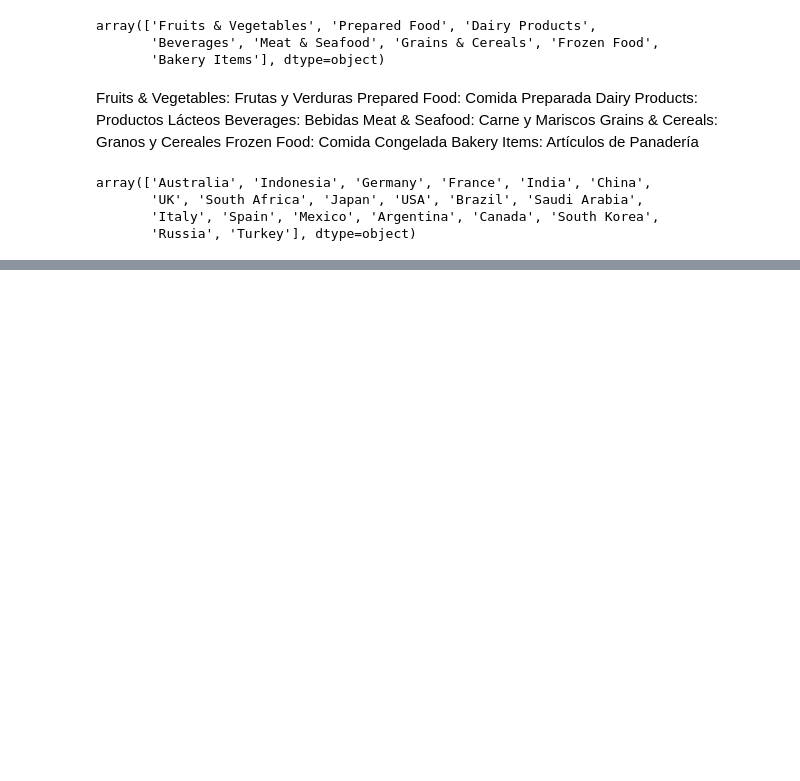
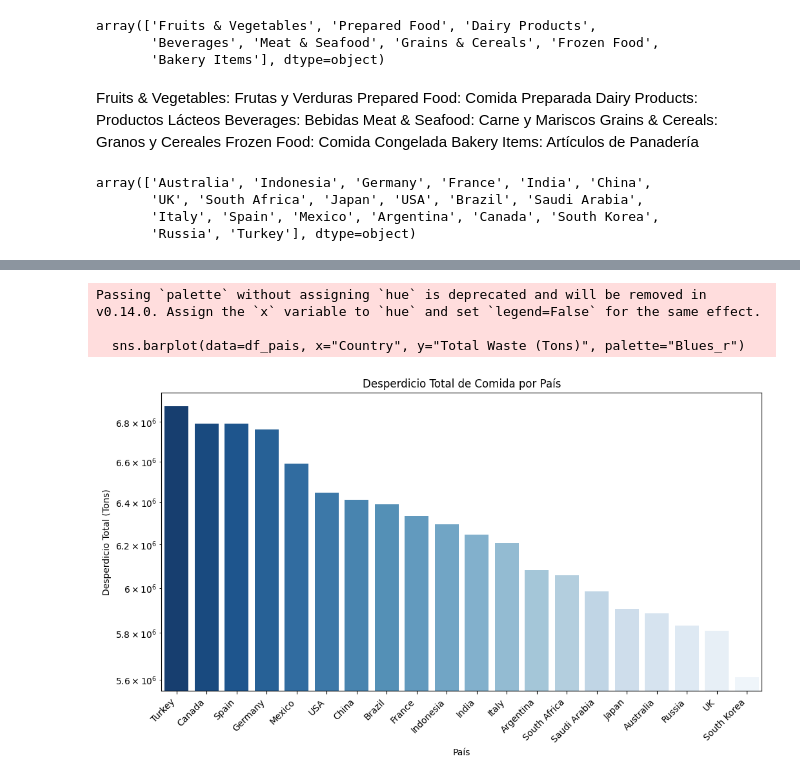
Before and after one commit to ana19750630/2503_dsft_thebridge_ana, a Jupyter notebook: Desperdicio_comida/Desperdicio_comida.ipynb, the cells around one changed output, grey strips where cells are left out. Drawn from its saved outputs; the diff is of its cells as text; code cells hidden in the pictures; blank space fills up the shorter version.

```diff
--- a/Desperdicio_comida/Desperdicio_comida.ipynb
+++ b/Desperdicio_comida/Desperdicio_comida.ipynb
@@ -75,0 +123,17 @@ unique_countries_num
+# %%
+import pandas as pd
+
+# Cargar el DataFrame desde un CSV (ajusta el nombre del archivo)
+##df = pd.read_csv("archivo.csv")
+
+# Agrupar por País, Año y Categoría de Alimentos
+# Sumar las columnas numéricas y calcular la media en "Household Waste (%)"
+df_agrupado = df.groupby(["Country", "Year", "Food Category"]).agg({
+    "Total Waste (Tons)": "sum",  # Sumar desperdicio total
+    "Economic Loss (Million $)": "sum",  # Sumar pérdida económica
+    "Avg Waste per Capita (Kg)": "mean",  # Calcular media desperdicio per cápita
+    "Household Waste (%)": "mean"  # **Calcular media**
+}).reset_index()
+
+# Mostrar los primeros registros
+print(df_agrupado.head(60))
@@ -75,0 +191,31 @@ unique_countries_num
+# %%
+import matplotlib.pyplot as plt
+import seaborn as sns
+
+# Agrupar por país y sumar el desperdicio total
+df_pais = df_agrupado.groupby("Country")["Total Waste (Tons)"].sum().reset_index()
+
+# Ordenar de mayor a menor desperdicio
+df_pais = df_pais.sort_values(by="Total Waste (Tons)", ascending=False)
+
+# Configurar el gráfico
+plt.figure(figsize=(12, 6))
+sns.barplot(data=df_pais, x="Country", y="Total Waste (Tons)", palette="Blues_r")
+
+# Personalizar el gráfico
+plt.xticks(rotation=45, ha="right")  # Rotar etiquetas del eje X
+plt.xlabel("País")
+plt.ylabel("Desperdicio Total (Tons)")
+plt.title("Desperdicio Total de Comida por País")
+plt.grid(axis="y", linestyle="--", alpha=0.7)
+
+# Aplicar escala logarítmica al eje Y
+plt.yscale("log")
+
+# Mostrar gráfico
+plt.show()
+# %% [output]
+Passing `palette` without assigning `hue` is deprecated and will be removed in v0.14.0. Assign the `x` variable to `hue` and set `legend=False` for the same effect.
+
+  sns.barplot(data=df_pais, x="Country", y="Total Waste (Tons)", palette="Blues_r")
+[figure, added]
```
Also changed, not shown: parts of 17 cells of this notebook, 10 other files.
